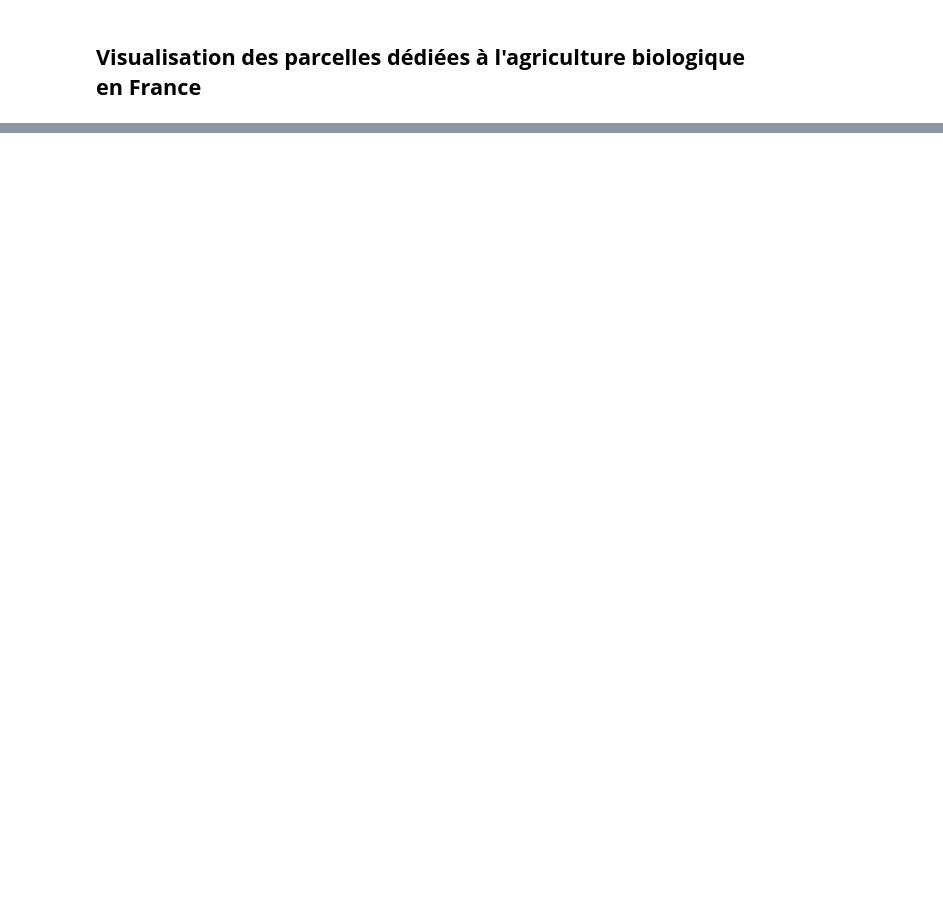
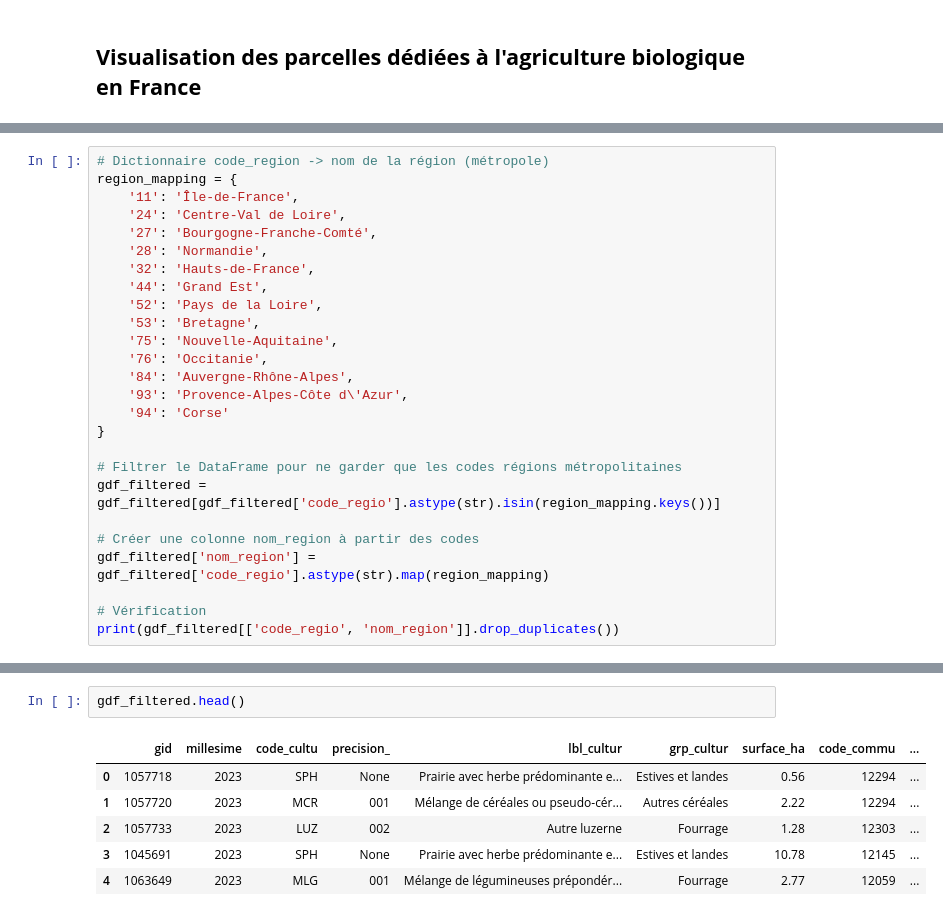
Before and after one commit to ElisefontaineEnsae/AgricultureBio_France, a Jupyter notebook: mapping.ipynb, the cells around one changed output, grey strips where cells are left out. Saved outputs shown, nothing was run; the diff lists cells and outputs as text; blank space fills up the shorter version.

```diff
--- a/mapping.ipynb
+++ b/mapping.ipynb
@@ -24,0 +183,26 @@ KeyboardInterrupt:
+# %%
+# Dictionnaire code_region -> nom de la région (métropole)
+region_mapping = {
+    '11': 'Île-de-France',
+    '24': 'Centre-Val de Loire',
+    '27': 'Bourgogne-Franche-Comté',
+    '28': 'Normandie',
+    '32': 'Hauts-de-France',
+    '44': 'Grand Est',
+    '52': 'Pays de la Loire',
+    '53': 'Bretagne',
+    '75': 'Nouvelle-Aquitaine',
+    '76': 'Occitanie',
+    '84': 'Auvergne-Rhône-Alpes',
+    '93': 'Provence-Alpes-Côte d\'Azur',
+    '94': 'Corse'
+}
+
+# Filtrer le DataFrame pour ne garder que les codes régions métropolitaines
+gdf_filtered = gdf_filtered[gdf_filtered['code_regio'].astype(str).isin(region_mapping.keys())]
+
+# Créer une colonne nom_region à partir des codes
+gdf_filtered['nom_region'] = gdf_filtered['code_regio'].astype(str).map(region_mapping)
+
+# Vérification
+print(gdf_filtered[['code_regio', 'nom_region']].drop_duplicates())
@@ -24,0 +229,9 @@ KeyboardInterrupt:
+# %%
+gdf_filtered.head()
+# %% [output]
+|  | gid | millesime | code_cultu | precision_ | lbl_cultur | grp_cultur | surface_ha | code_commu | ... |
+| 0 | 1057718 | 2023 | SPH | None | Prairie avec herbe prédominante e... | Estives et landes | 0.56 | 12294 | ... |
+| 1 | 1057720 | 2023 | MCR | 001 | Mélange de céréales ou pseudo-cér... | Autres céréales | 2.22 | 12294 | ... |
+| 2 | 1057733 | 2023 | LUZ | 002 | Autre luzerne | Fourrage | 1.28 | 12303 | ... |
+| 3 | 1045691 | 2023 | SPH | None | Prairie avec herbe prédominante e... | Estives et landes | 10.78 | 12145 | ... |
+| 4 | 1063649 | 2023 | MLG | 001 | Mélange de légumineuses prépondér... | Fourrage | 2.77 | 12059 | ... |
```
Also changed, not shown: parts of 16 cells of this notebook.
